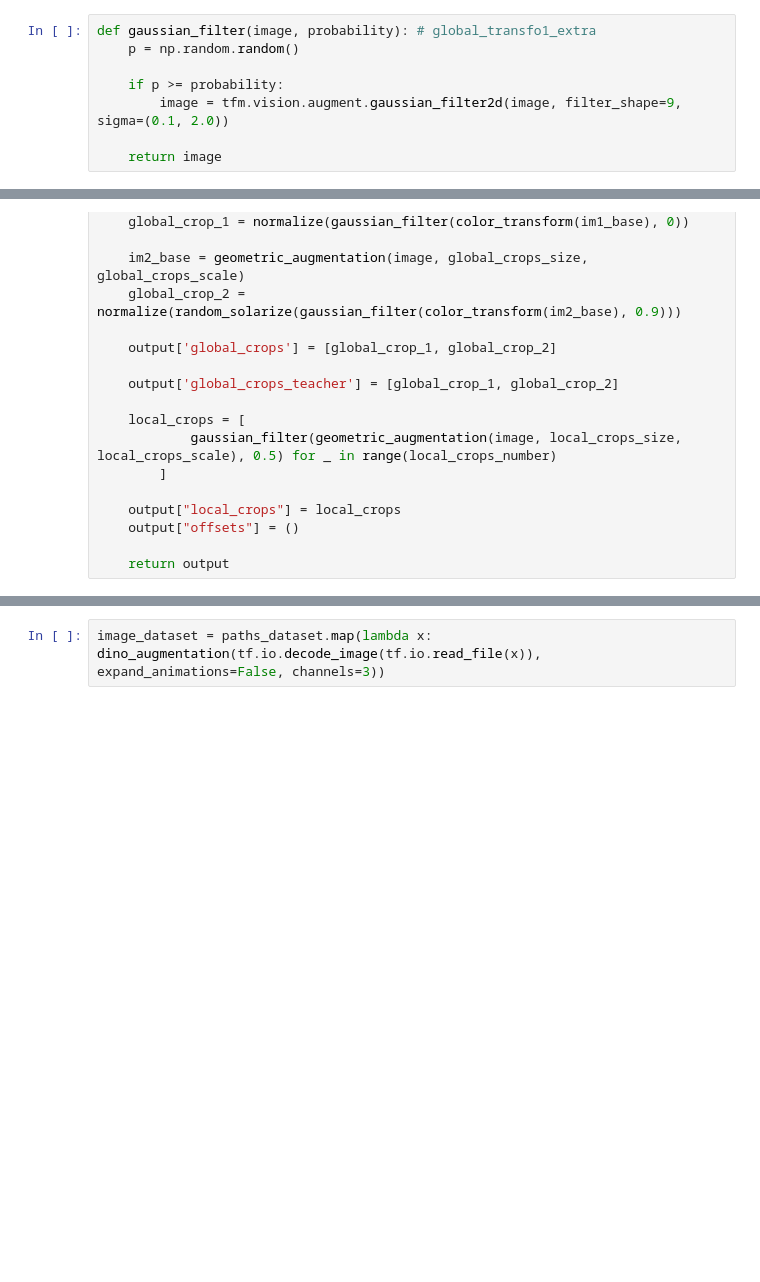
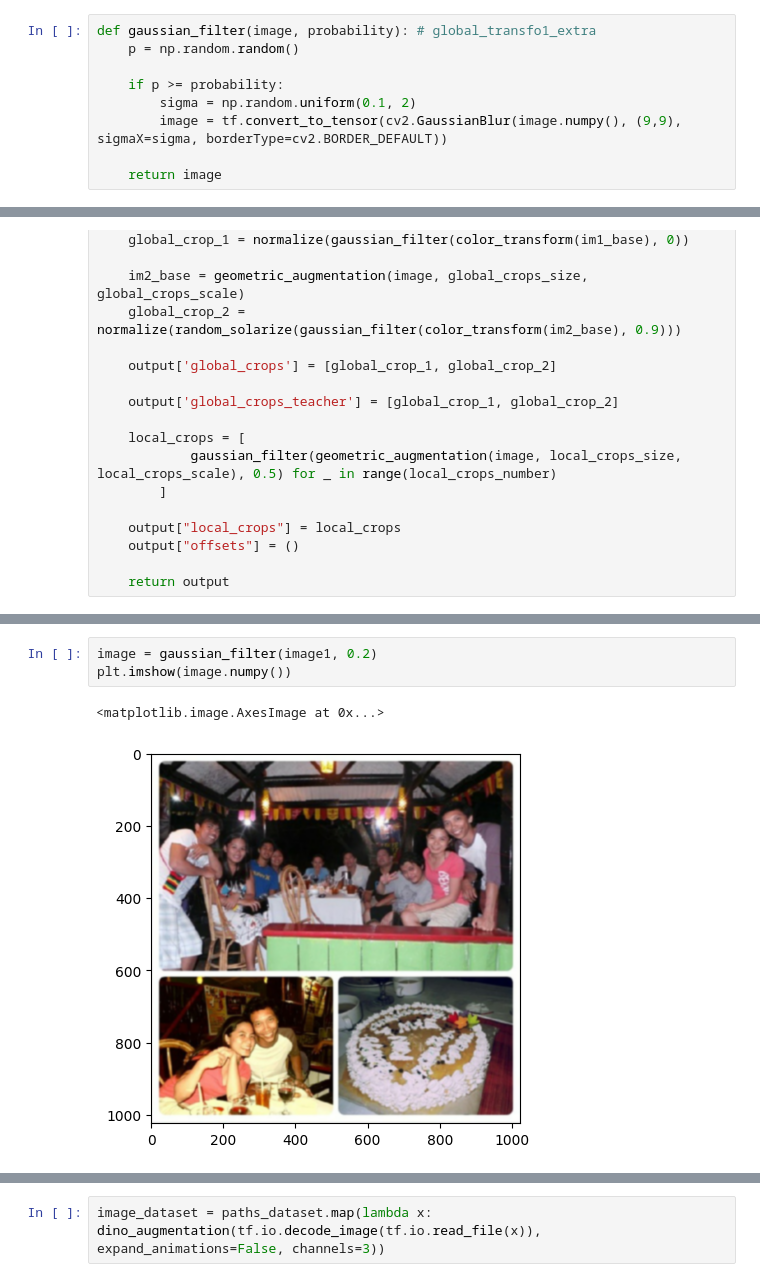
Before and after one commit to dubstepenjoyer/dvfu_tasks, a Jupyter notebook: feature_extraction.ipynb, the cells around one changed output, grey strips where cells are left out. Saved outputs shown, nothing was run; the diff lists cells and outputs as text; blank space fills up the shorter version.

```diff
--- a/feature_extraction.ipynb
+++ b/feature_extraction.ipynb
@@ -106,7 +105,8 @@ def gaussian_filter(image, probability): # global_transfo1_extra
     p = np.random.random()
 
     if p >= probability:
-        image = tfm.vision.augment.gaussian_filter2d(image, filter_shape=9, sigma=(0.1, 2.0))
+        sigma = np.random.uniform(0.1, 2)
+        image = tf.convert_to_tensor(cv2.GaussianBlur(image.numpy(), (9,9), sigmaX=sigma, borderType=cv2.BORDER_DEFAULT))
 
     return image
 # %%
@@ -146,0 +162,6 @@ def dino_augmentation(image, global_crops_scale=(0.14, 1), local_crops_scale=(0.
+# %%
+image = gaussian_filter(image1, 0.2)
+plt.imshow(image.numpy())
+# %% [output]
+<matplotlib.image.AxesImage at 0x...>
+[figure, added]
```
Also changed, not shown: parts of 7 cells of this notebook.
